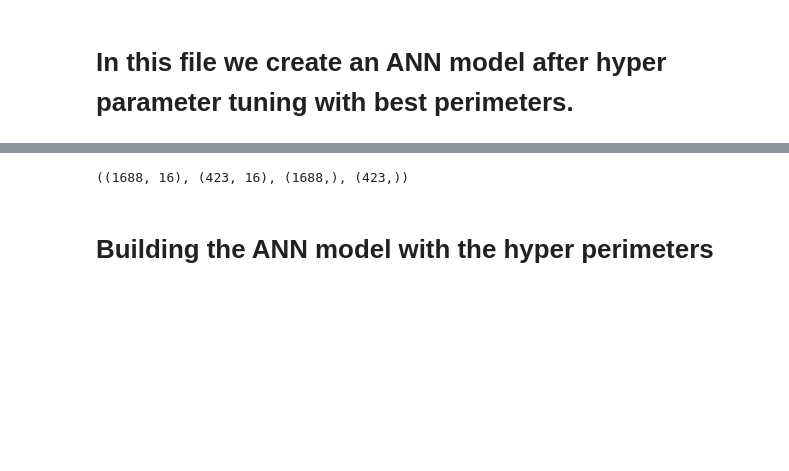
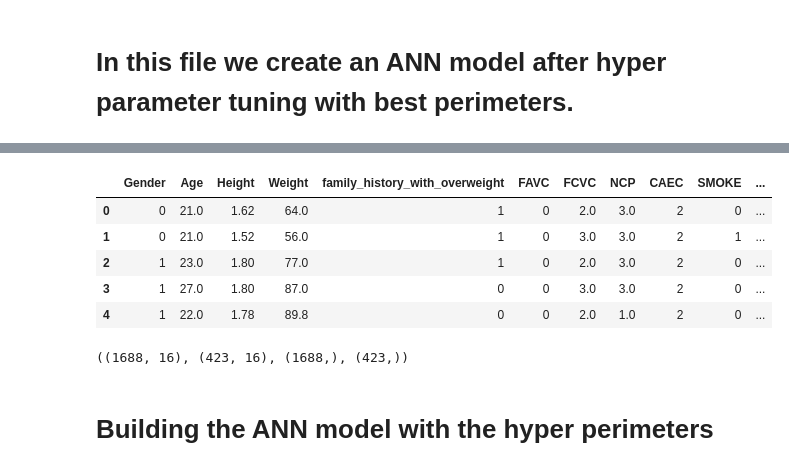
Before and after one commit to AjayKumar095/Obesity_Classification_DeepLearning_Project, a Jupyter notebook: Research/Test_Model.ipynb, the cells around one changed output, grey strips where cells are left out. Saved outputs shown, nothing was run; the diff lists cells and outputs as text; code cells hidden in the pictures; blank space fills up the shorter version.

```diff
--- a/Research/Test_Model.ipynb
+++ b/Research/Test_Model.ipynb
@@ -19,2 +45,11 @@ warnings.filterwarnings("ignore")
+# %%
+df.head()
+# %% [output]
+|  | Gender | Age | Height | Weight | family_history_with_overweight | FAVC | FCVC | NCP | CAEC | SMOKE | ... |
+| 0 | 0 | 21.0 | 1.62 | 64.0 | 1 | 0 | 2.0 | 3.0 | 2 | 0 | ... |
+| 1 | 0 | 21.0 | 1.52 | 56.0 | 1 | 0 | 3.0 | 3.0 | 2 | 1 | ... |
+| 2 | 1 | 23.0 | 1.80 | 77.0 | 1 | 0 | 2.0 | 3.0 | 2 | 0 | ... |
+| 3 | 1 | 27.0 | 1.80 | 87.0 | 0 | 0 | 3.0 | 3.0 | 2 | 0 | ... |
+| 4 | 1 | 22.0 | 1.78 | 89.8 | 0 | 0 | 2.0 | 1.0 | 2 | 0 | ... |
 # %%
 ## Spliting data into train and test data
```
Also changed, not shown: parts of 7 cells of this notebook, 1 other file.
